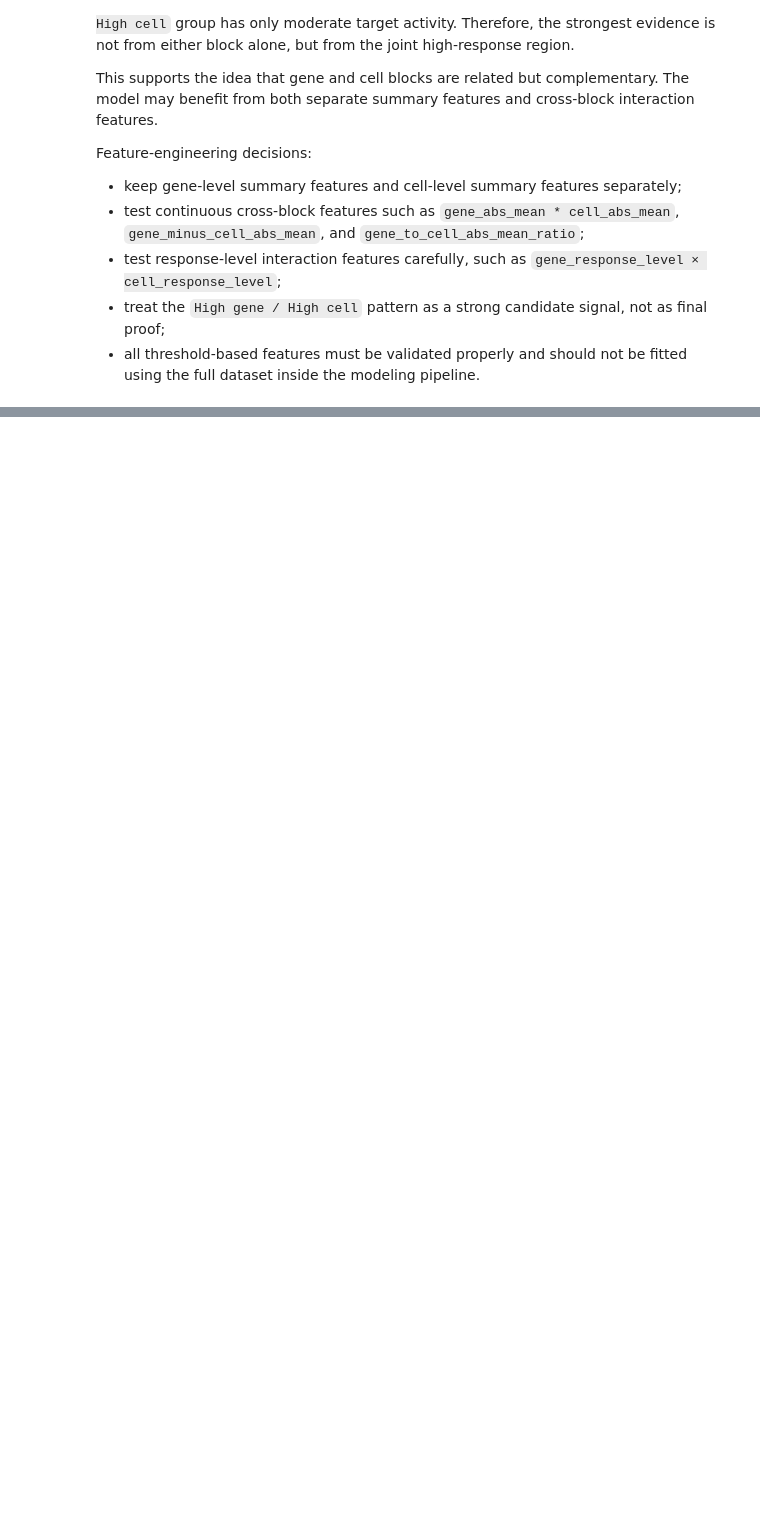
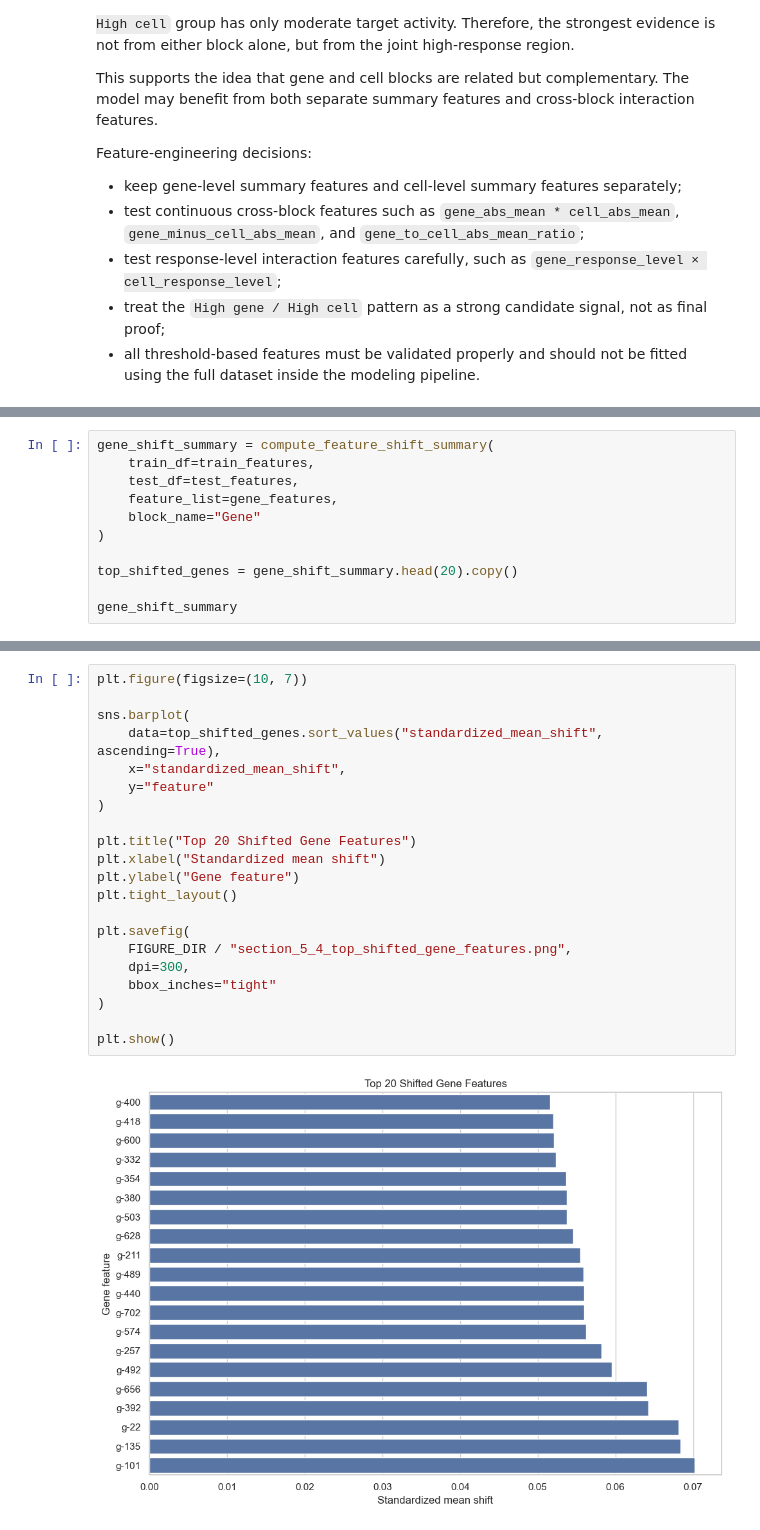
Before and after one commit to kawsar07ahmmed0712-rgb/moa-prediction-drug-response, a Jupyter notebook: notebooks/02_eda.ipynb, the cells around one changed output, grey strips where cells are left out. Drawn from its saved outputs; the diff is of its cells as text; blank space fills up the shorter version.

```diff
--- a/notebooks/02_eda.ipynb
+++ b/notebooks/02_eda.ipynb
@@ -4341,0 +4421,11 @@ gene_cell_grid_decision_table
+# %%
+gene_shift_summary = compute_feature_shift_summary(
+    train_df=train_features,
+    test_df=test_features,
+    feature_list=gene_features,
+    block_name="Gene"
+)
+
+top_shifted_genes = gene_shift_summary.head(20).copy()
+
+gene_shift_summary
@@ -4341,0 +4446,23 @@ gene_cell_grid_decision_table
+# %%
+plt.figure(figsize=(10, 7))
+
+sns.barplot(
+    data=top_shifted_genes.sort_values("standardized_mean_shift", ascending=True),
+    x="standardized_mean_shift",
+    y="feature"
+)
+
+plt.title("Top 20 Shifted Gene Features")
+plt.xlabel("Standardized mean shift")
+plt.ylabel("Gene feature")
+plt.tight_layout()
+
+plt.savefig(
+    FIGURE_DIR / "section_5_4_top_shifted_gene_features.png",
+    dpi=300,
+    bbox_inches="tight"
+)
+
+plt.show()
+# %% [output]
+[figure, added]
```
Also changed, not shown: parts of 76 cells of this notebook.
